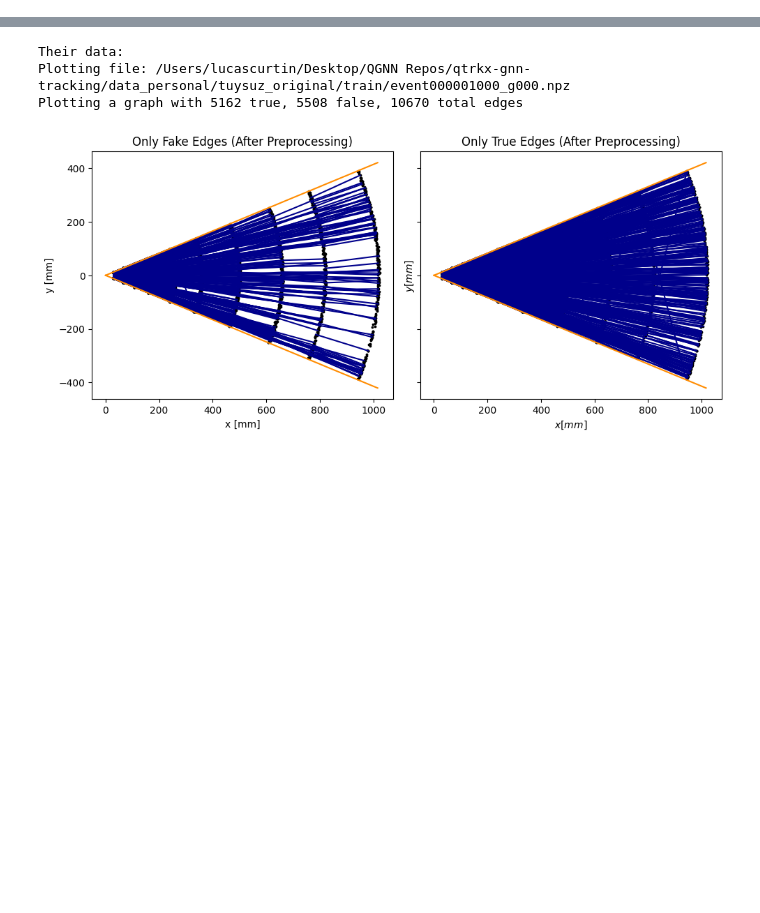
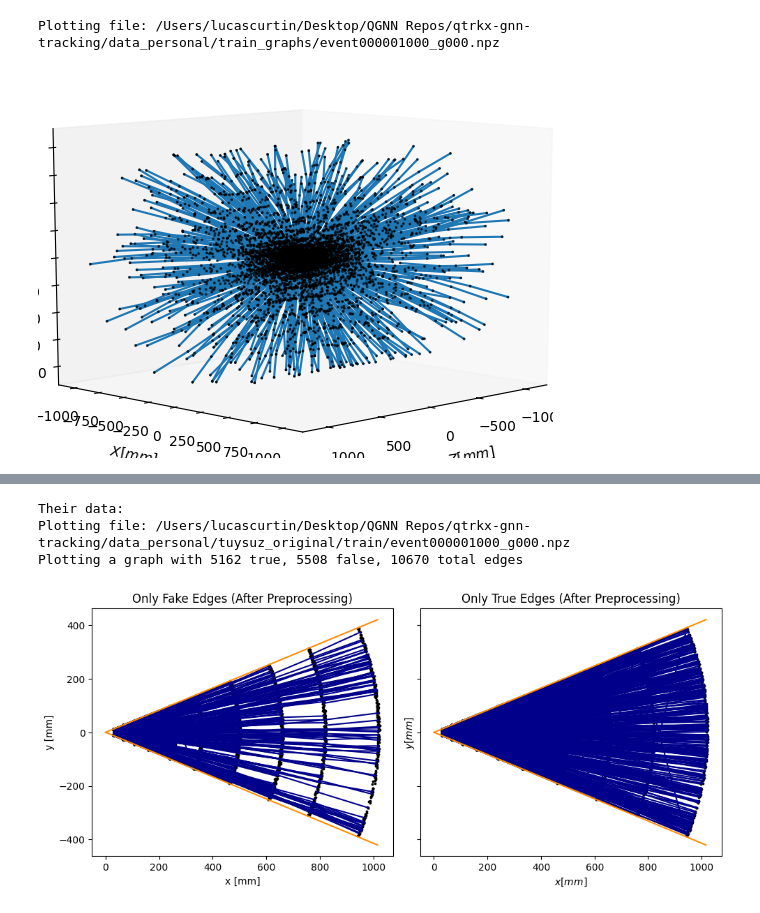
Before and after one commit to boboboon/qtrkx-gnn-tracking, a Jupyter notebook: notebooks/event_comparison.ipynb, the cells around one changed output, grey strips where cells are left out. Cells and saved outputs as stored; diff of their text form; code cells hidden in the pictures; blank space fills up the shorter version.

```diff
--- a/notebooks/event_comparison.ipynb
+++ b/notebooks/event_comparison.ipynb
@@ -138 +182,52 @@ def plot_cartesian_single(filenames,n_section,n_files):
+# %%
+file_name='/Users/lucascurtin/Desktop/QGNN Repos/qtrkx-gnn-tracking/data_personal/train_graphs/event000001000_g000.npz'
+n_section=1
+n_files=1
+i=0
+%matplotlib inline
+
+def change_view(az=20):
+    ax.view_init(elev=10, azim=az%360)
+    return ax
+
+fig = plt.figure()
+ax = fig.add_subplot(111,projection='3d')
+cmap = plt.get_cmap('bwr_r')
+theta_counter = np.pi/n_section # start 45 degree rotated
+
+print('Plotting file: ' + file_name)
+X, Ri, Ro, y = load_graph(file_name)
+X[:,1] = X[:,1] * np.pi/n_section
+theta = (X[:,1] + theta_counter)%(np.pi*2)
+
+ax.scatter(1000*X[:,2],1000*X[:,0]*np.cos(theta), 1000*X[:,0]*np.sin(theta), c='k',s=1)
+
+feats_o = X[np.where(Ri.T)[1]]
+feats_i = X[np.where(Ro.T)[1]]
+
+x_o = 1000*feats_o[:,0]*np.cos(feats_o[:,1]+theta_counter)
+x_i = 1000*feats_i[:,0]*np.cos(feats_i[:,1]+theta_counter)
+y_o = 1000*feats_o[:,0]*np.sin(feats_o[:,1]+theta_counter)
+y_i = 1000*feats_i[:,0]*np.sin(feats_i[:,1]+theta_counter)
+z_o = 1000*feats_o[:,2]
+z_i = 1000*feats_i[:,2]
+
+for j in range(y.shape[0]):
+    seg_args = dict(c='C'+str(i), alpha=float(y[j]))
+    ax.plot([z_o[j],z_i[j]],[x_o[j],x_i[j]],[y_o[j],y_i[j]],'-', **seg_args)
+
+if i%2==1:
+    theta_counter += 2*np.pi/n_section
+    theta_counter = theta_counter%(np.pi*2)
+
+ax.set_xlabel('$Z [mm]$')
+ax.set_ylabel('$X [mm]$')
+ax.set_zlabel('$Y [mm]$')
+ax.grid(b=None)
+change_view(45)
+ax.dist = 8
+plt.show()
+# %% [output]
+Plotting file: /Users/lucascurtin/Desktop/QGNN Repos/qtrkx-gnn-tracking/data_personal/train_graphs/event000001000_g000.npz
+[figure, added]
 # %%
```
Also changed, not shown: parts of 2 cells of this notebook, 8 other files.
